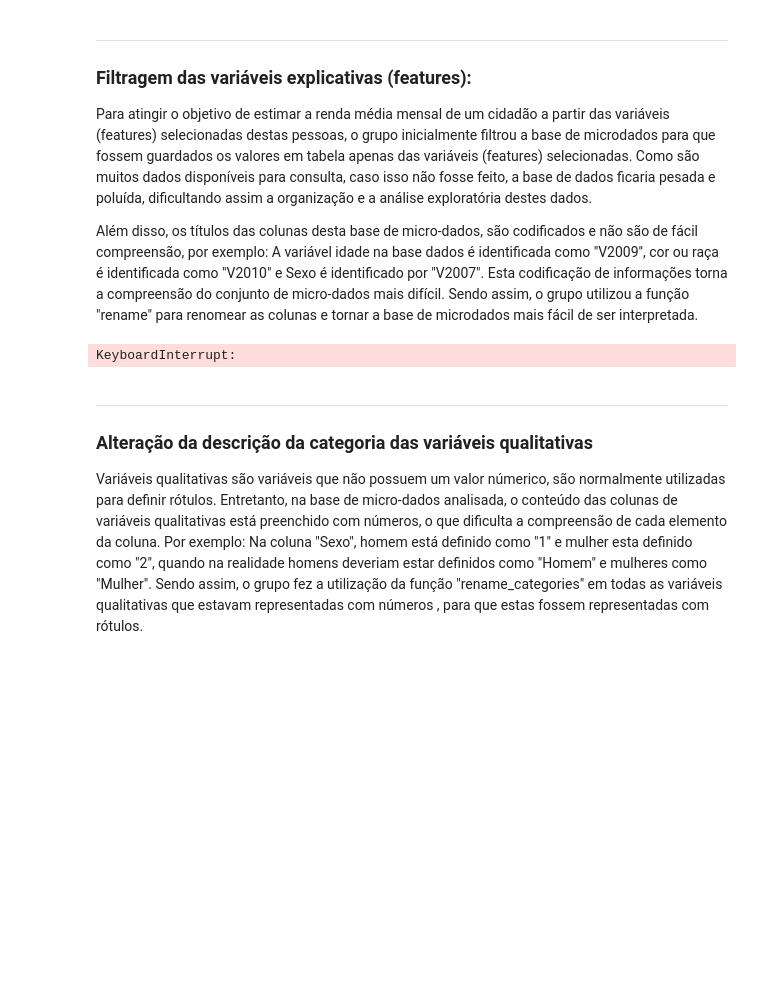
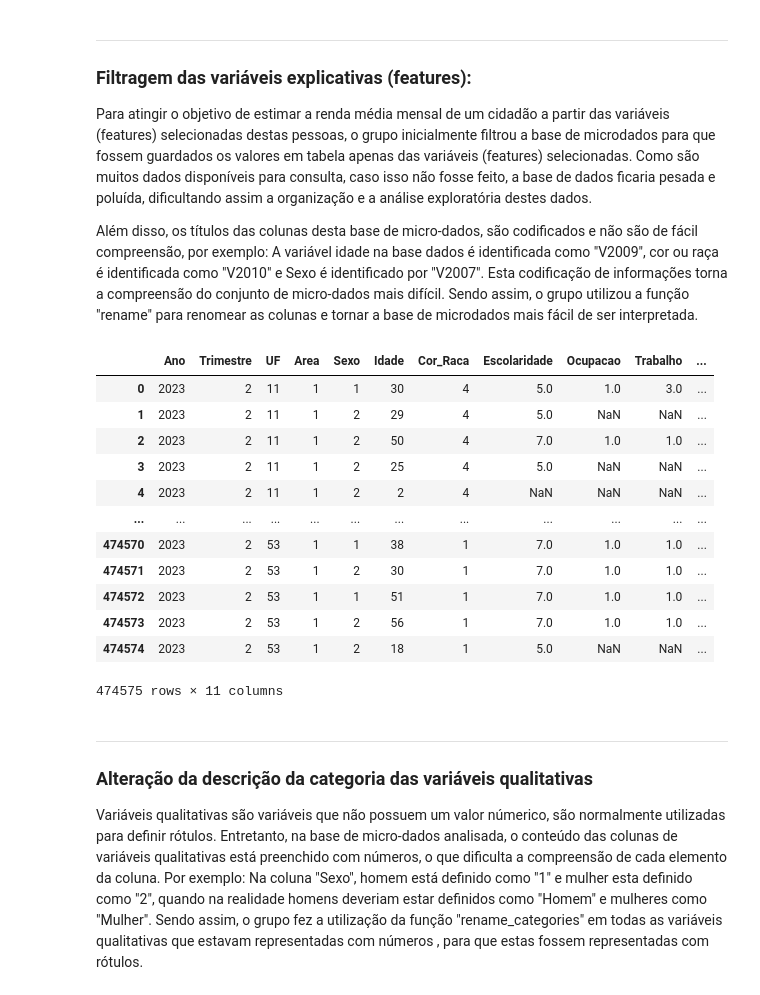
Before and after one commit to guilhermenakama/C_DADOS_PROJETO3, a Jupyter notebook: projeto3_grupo8.ipynb, the cells around one changed output. Drawn from its saved outputs; the diff is of its cells as text; code cells hidden in the pictures; blank space fills up the shorter version.

```diff
--- a/projeto3_grupo8.ipynb
+++ b/projeto3_grupo8.ipynb
@@ -78,30 +98,44 @@ Além disso, os títulos das colunas desta base de micro-dados, são codificados
 # %%
 # Colunas selecionadas:
 colunas = ['Ano',
            'Trimestre',
            'UF',    # Estado
            'V1022', # Situação do domicílio
            'V2007', # Sexo
            'V2009', # Idade
            'V2010', # Cor ou raça
            'VD3004', # Nível de instrução mais elevado alcançado
+           'VD4002', # Condição na ocupação do trabalho principal
            'VD4007', # Posição na ocupação do trabalho principal
            'VD4020',] # Rendimento bruto mensal de todos os trabalhos
 
 # Leitura da base de dados filtrando apenas as colunas contidas na lista 'colunas'
-pnad23_2_small = pd.read_csv(url2, usecols=colunas)
+pnad23_2_small = pd.read_csv('../pnad23_2.csv', sep=';', usecols=colunas)
 
 # Renomeando as colunas para facilitar a compreensão
 pnad23_2_small.rename(columns={'V1022':'Area',
                                'V2007':'Sexo',
                                'V2009':'Idade',
                                'V2010':'Cor_Raca',
                                'VD3004':'Escolaridade',
+                               'VD4002':'Ocupacao',
                                'VD4007':'Trabalho',
                                'VD4020':'Renda'}, inplace=True)
-# pnad23_2_small
+pnad23_2_small
 # %% [output]
+|  | Ano | Trimestre | UF | Area | Sexo | Idade | Cor_Raca | Escolaridade | Ocupacao | Trabalho | ... |
+| 0 | 2023 | 2 | 11 | 1 | 1 | 30 | 4 | 5.0 | 1.0 | 3.0 | ... |
+| 1 | 2023 | 2 | 11 | 1 | 2 | 29 | 4 | 5.0 | NaN | NaN | ... |
+| 2 | 2023 | 2 | 11 | 1 | 2 | 50 | 4 | 7.0 | 1.0 | 1.0 | ... |
+| 3 | 2023 | 2 | 11 | 1 | 2 | 25 | 4 | 5.0 | NaN | NaN | ... |
+| 4 | 2023 | 2 | 11 | 1 | 2 | 2 | 4 | NaN | NaN | NaN | ... |
+| ... | ... | ... | ... | ... | ... | ... | ... | ... | ... | ... | ... |
+| 474570 | 2023 | 2 | 53 | 1 | 1 | 38 | 1 | 7.0 | 1.0 | 1.0 | ... |
+| 474571 | 2023 | 2 | 53 | 1 | 2 | 30 | 1 | 7.0 | 1.0 | 1.0 | ... |
+| 474572 | 2023 | 2 | 53 | 1 | 1 | 51 | 1 | 7.0 | 1.0 | 1.0 | ... |
+| 474573 | 2023 | 2 | 53 | 1 | 2 | 56 | 1 | 7.0 | 1.0 | 1.0 | ... |
+| 474574 | 2023 | 2 | 53 | 1 | 2 | 18 | 1 | 5.0 | NaN | NaN | ... |
-KeyboardInterrupt:
+474575 rows × 11 columns
 # %% [markdown]
 ___
 
```
Also changed, not shown: parts of 22 cells of this notebook, 1 other file.
